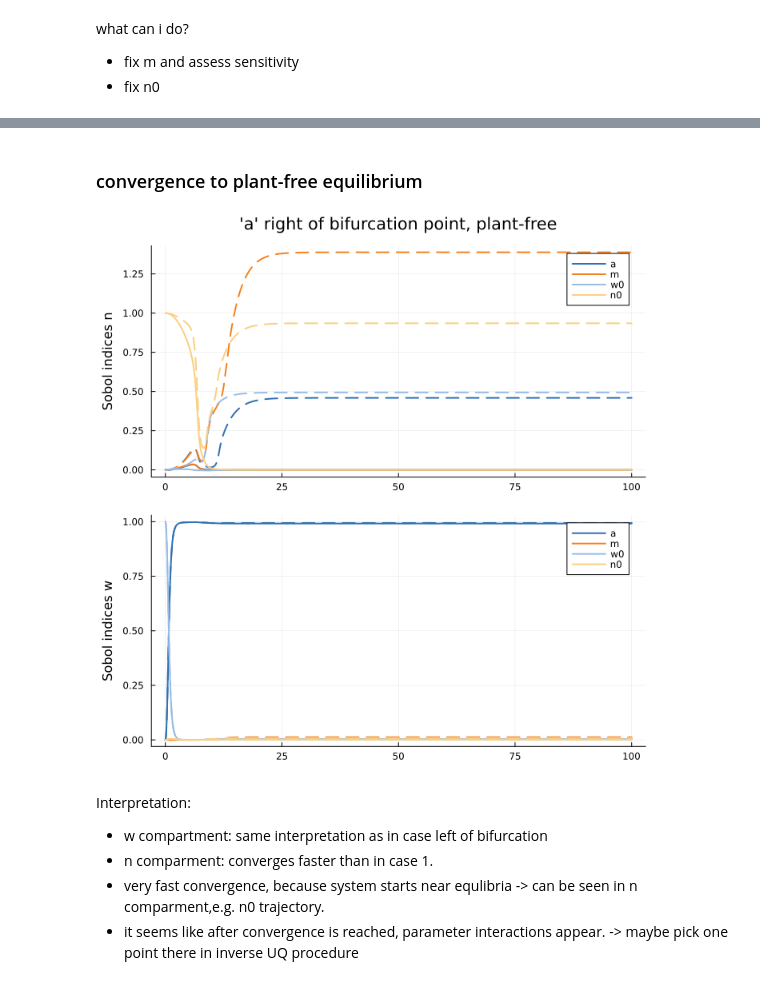
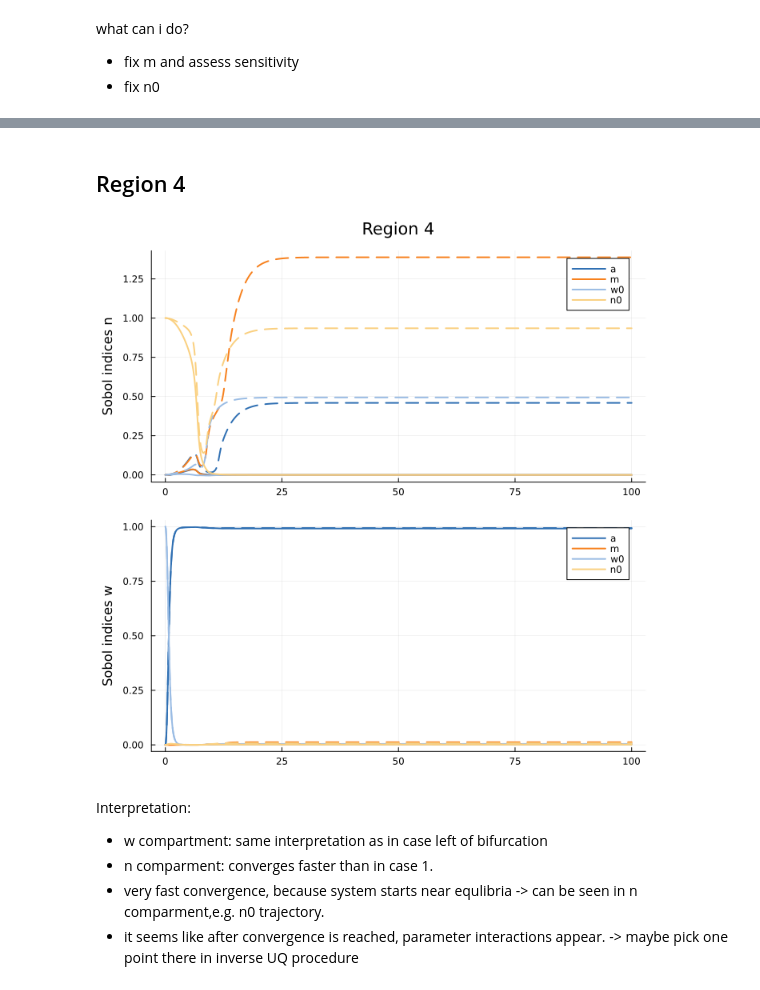
Before and after one commit to lisab00/ma-code, a Jupyter notebook: notebooks/sensitivity_analysis/global_sensitivity_plots.ipynb, the cells around one changed output, grey strips where cells are left out. Drawn from its saved outputs; the diff is of its cells as text; code cells hidden in the pictures.

```diff
--- a/notebooks/sensitivity_analysis/global_sensitivity_plots.ipynb
+++ b/notebooks/sensitivity_analysis/global_sensitivity_plots.ipynb
@@ -57,12 +68,12 @@ what can i do?
 # %% [markdown]
-### convergence to plant-free equilibrium
+## Region 4
 # %%
 @load "$path/dr/sobol_n_$(N)_$(t_end)_$(M)_pf.jld2" sobol_n
 @load "$path/dr/sobol_w_$(N)_$(t_end)_$(M)_pf.jld2" sobol_w;
 # %%
-sobol_index_subplot_wn(sobol_n, sobol_w, title="'a' right of bifurcation point, plant-free")
+sobol_index_subplot_wn(sobol_n, sobol_w, title="Region 4")
 # %% [output]
-[figure, old version]
+[figure, new version]
 # %% [markdown]
 Interpretation:
 - w compartment: same interpretation as in case left of bifurcation
```
Also changed, not shown: parts of 13 cells of this notebook, 1 other file.
